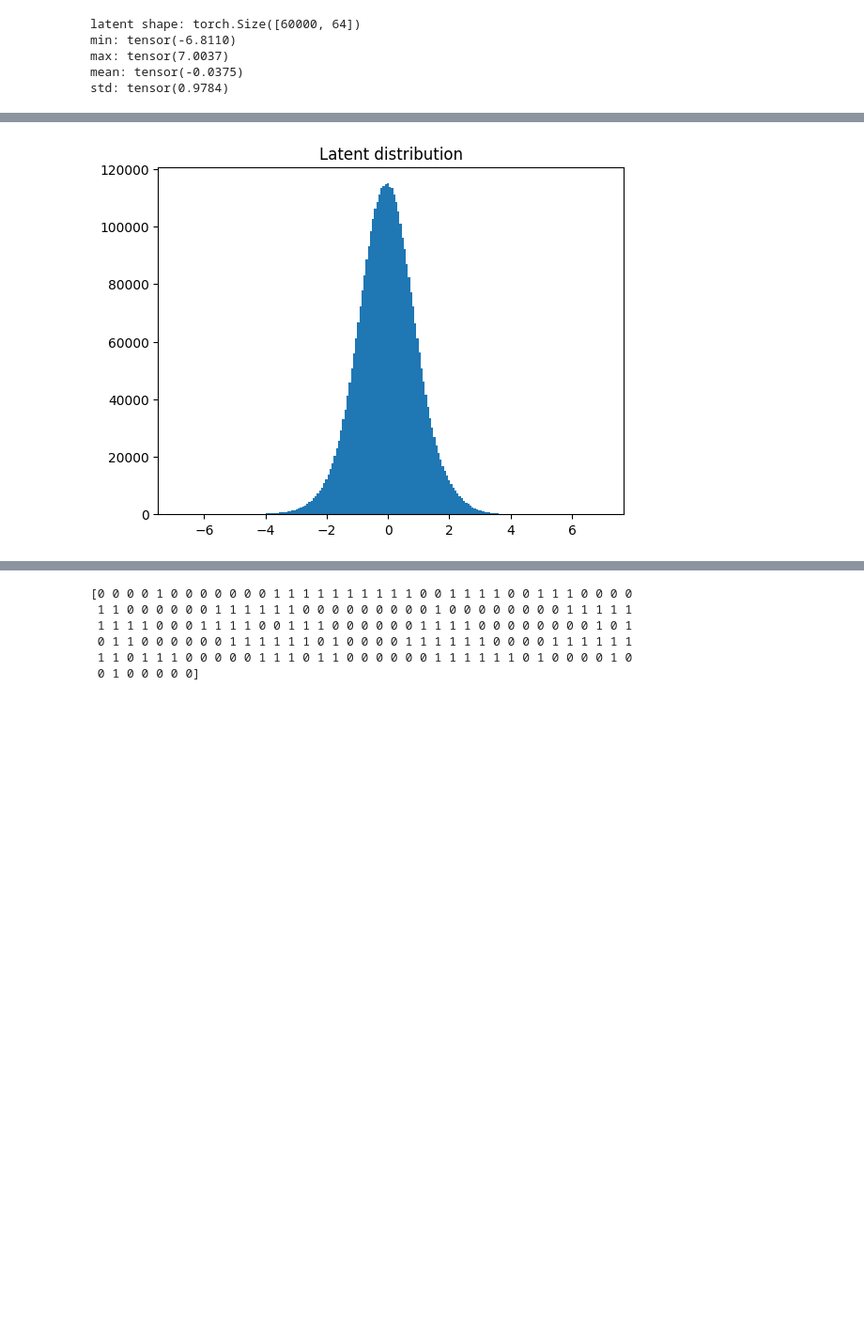
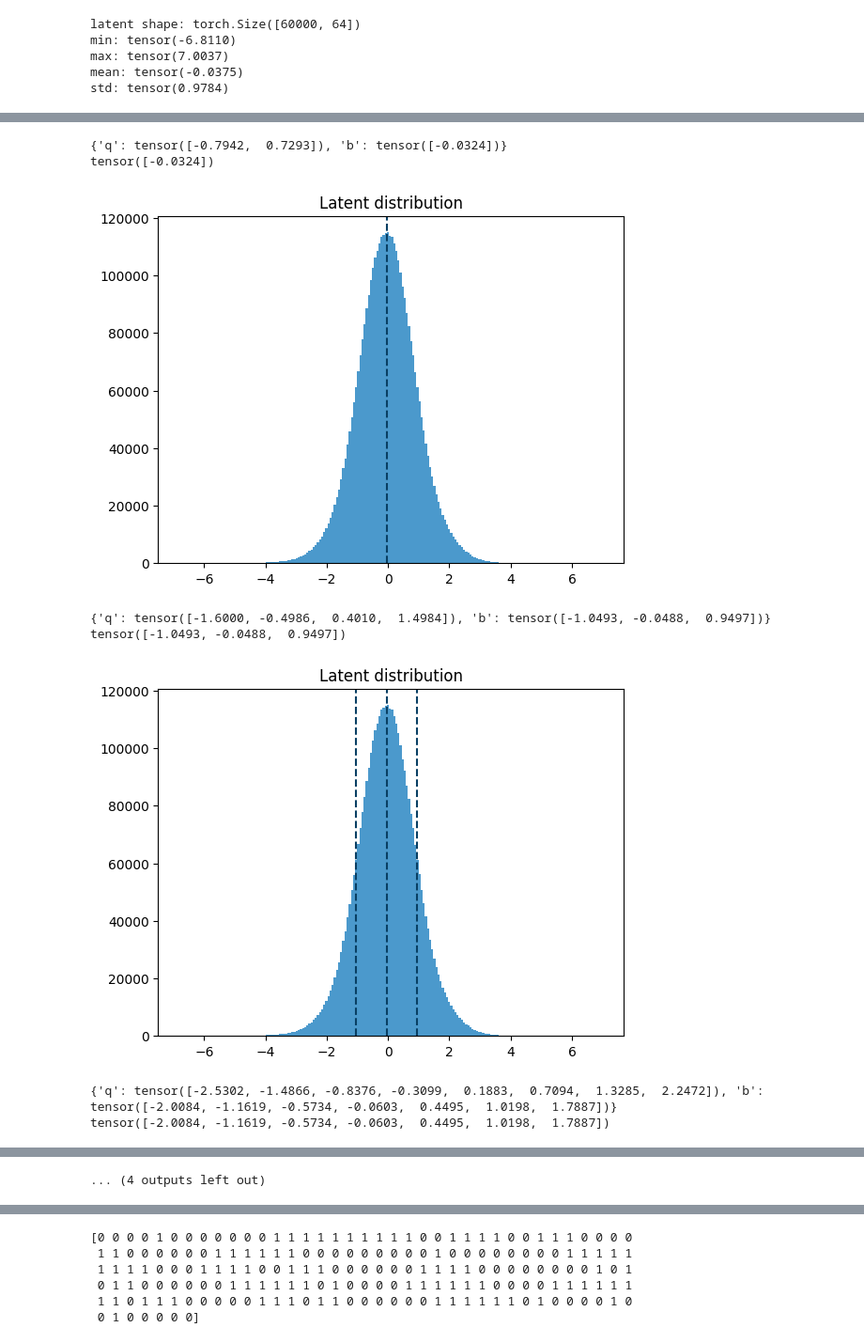
Before and after one commit to cora0526/LatentSemCom, a Jupyter notebook: test_F.ipynb, the cells around one changed output, grey strips where cells are left out. Shown at 94% size. Saved outputs shown, nothing was run; the diff lists cells and outputs as text; code cells hidden in the pictures; blank space fills up the shorter version.

```diff
--- a/test_F.ipynb
+++ b/test_F.ipynb
@@ -60,14 +59,14 @@ for p in G.parameters():
 # encode
 with torch.no_grad():
     mu, logvar = E(fixed_x)
-    z = mu
+    fixed_z = mu
 
 # 存 latent
-z_np = z.detach().cpu().numpy()
+z_np = fixed_z.detach().cpu().numpy()
 # np.save("z_batch.npy", z_np)
 
-print("z shape =", z.shape)
-print("z =", z)
+print("z shape =", fixed_z.shape)
+print("z =", fixed_z)
 # %% [output]
 z shape = torch.Size([64, 64])
 z = tensor([[-0.0609,  0.5086,  1.4428,  ...,  1.3850,  1.6067, -1.6071],
@@ -215,3 +139,21 @@ min: tensor(-6.8110)
 max: tensor(7.0037)
 mean: tensor(-0.0375)
 std: tensor(0.9784)
+# %%
+i = 50
+for j in range (1,9):
+    bits = j
+    # b_list = []
+    # q_list = []
+    # test_iter = [50,70,100,120]
+    # for i in test_iter:
+    q,b = lloyd_max (all_z, max_iter=i, K=2**bits)
+    # b_list.append(b)
+    # q_list.append(q)
+    print(f"boundaries (iter={i}):")
+    print(b)
+    # # print(b_list)
+    torch.save({
+        "q": q,
+        "b": b,
+    }, f"./save_data/lloyd_max_codebook/lloyd_codebook_{2**bits}_f.pth")
@@ -218,6 +178,22 @@ std: tensor(0.9784)
 # %%
-plt.hist(all_z.flatten().numpy(), bins=200)
-plt.title("Latent distribution")
-plt.show()
+for i in range(1,9):
+    bits = i
+    lloyd_max_codebook = torch.load(f"./save_data/lloyd_max_codebook/lloyd_codebook_{2**bits}_f.pth")
+    print(lloyd_max_codebook)
+    q = lloyd_max_codebook["q"]
+    b = lloyd_max_codebook["b"]
+    print(b)
+    plt.hist(all_z.flatten().numpy(), color='#4b99cc', bins=200)
+    for val in b:   # b: lloyd-max 的 boundaries
+        plt.axvline(val.item(), color='#093f63', linestyle='--')
+    plt.title("Latent distribution")
+    plt.show()
 # %% [output]
+{'q': tensor([-0.7942,  0.7293]), 'b': tensor([-0.0324])}
+tensor([-0.0324])
-[figure, old version]
+[figure, new version]
+{'q': tensor([-1.6000, -0.4986,  0.4010,  1.4984]), 'b': tensor([-1.0493, -0.0488,  0.9497])}
+tensor([-1.0493, -0.0488,  0.9497])
+[figure, added]
+{'q': tensor([-2.5302, -1.4866, -0.8376, -0.3099,  0.1883,  0.7094,  1.3285,  2.2472]), 'b': tensor([-2.0084, -1.1619, -0.5734, -0.0603,  0.4495,  1.0198,  1.7887])}
+tensor([-2.0084, -1.1619, -0.5734, -0.0603,  0.4495,  1.0198,  1.7887])
@@ -224 +239,2 @@ plt.show()
+... (4 outputs left out)
 # %%
```
Also changed, not shown: parts of 12 cells of this notebook, 15 other files.
